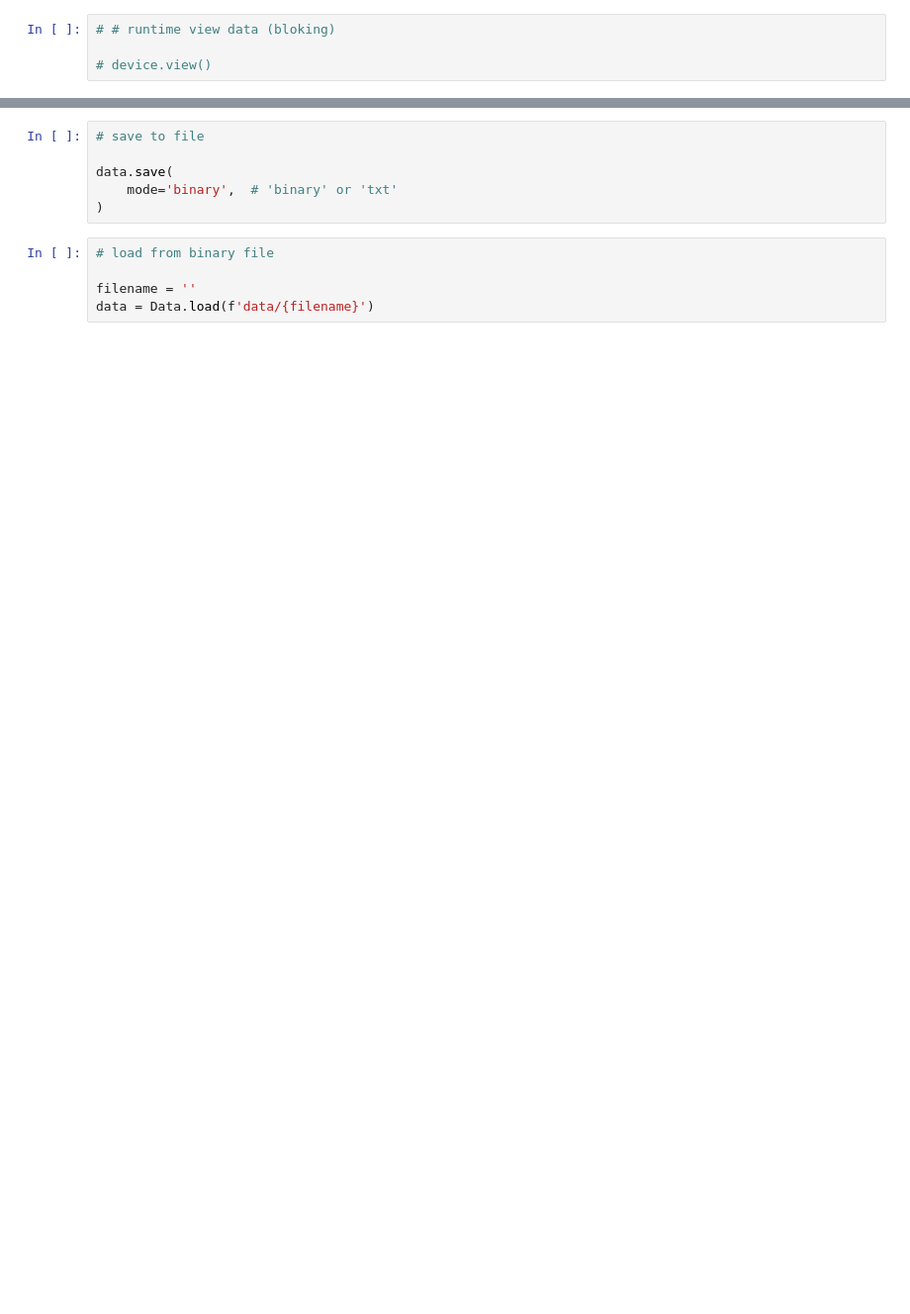
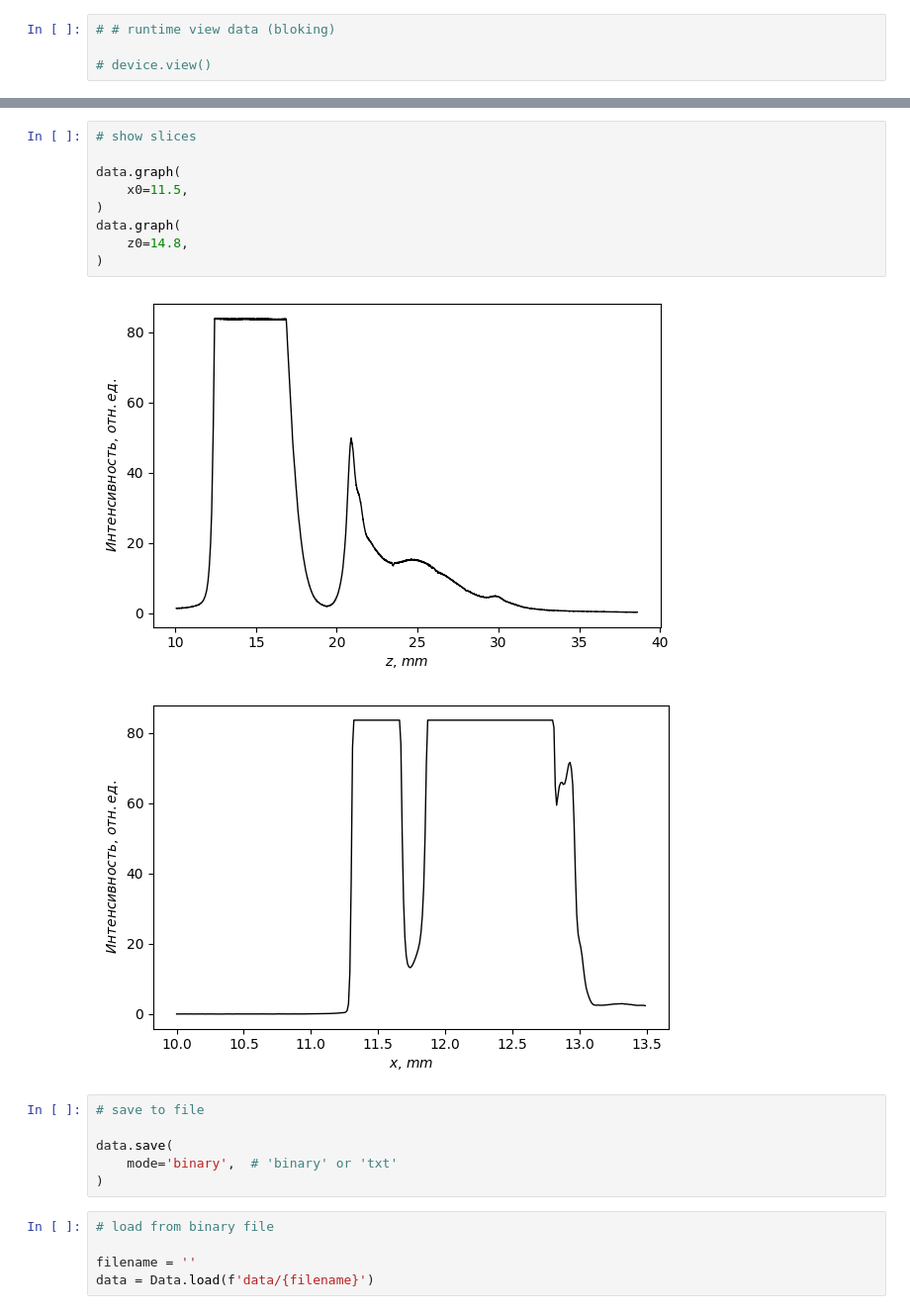
Before and after one commit to Exinker/gas-flow-scanner, a Jupyter notebook: demo.ipynb, the cells around one changed output, grey strips where cells are left out. Shown: that part at 99% size. Saved outputs shown, nothing was run; the diff lists cells and outputs as text; blank space fills up the shorter version.

```diff
--- a/demo.ipynb
+++ b/demo.ipynb
@@ -33,3 +45,15 @@ data.show(
+# %%
+# show slices
+
+data.graph(
+    x0=11.5,
+)
+data.graph(
+    z0=14.8,
+)
+# %% [output]
+[figure, added]
+[figure, added]
 # %%
 # save to file
 
```
Also changed, not shown: parts of 4 cells of this notebook, 2 other files.
